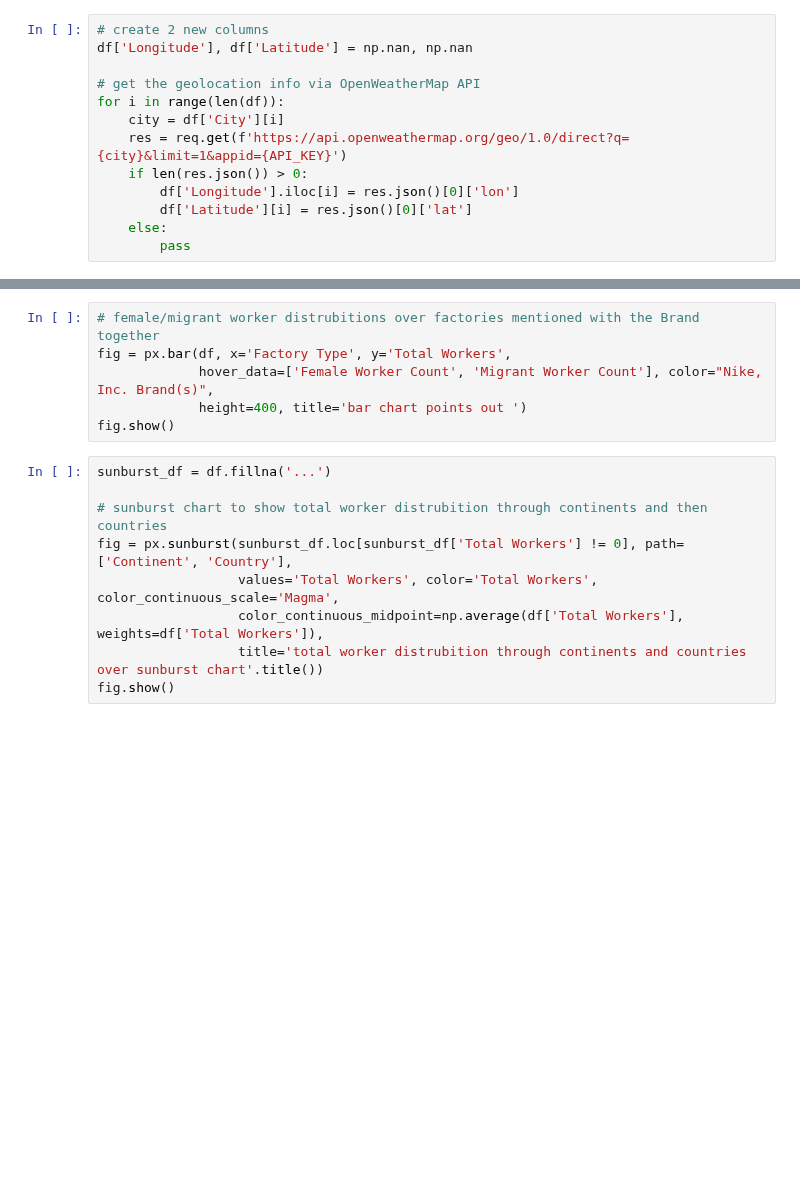
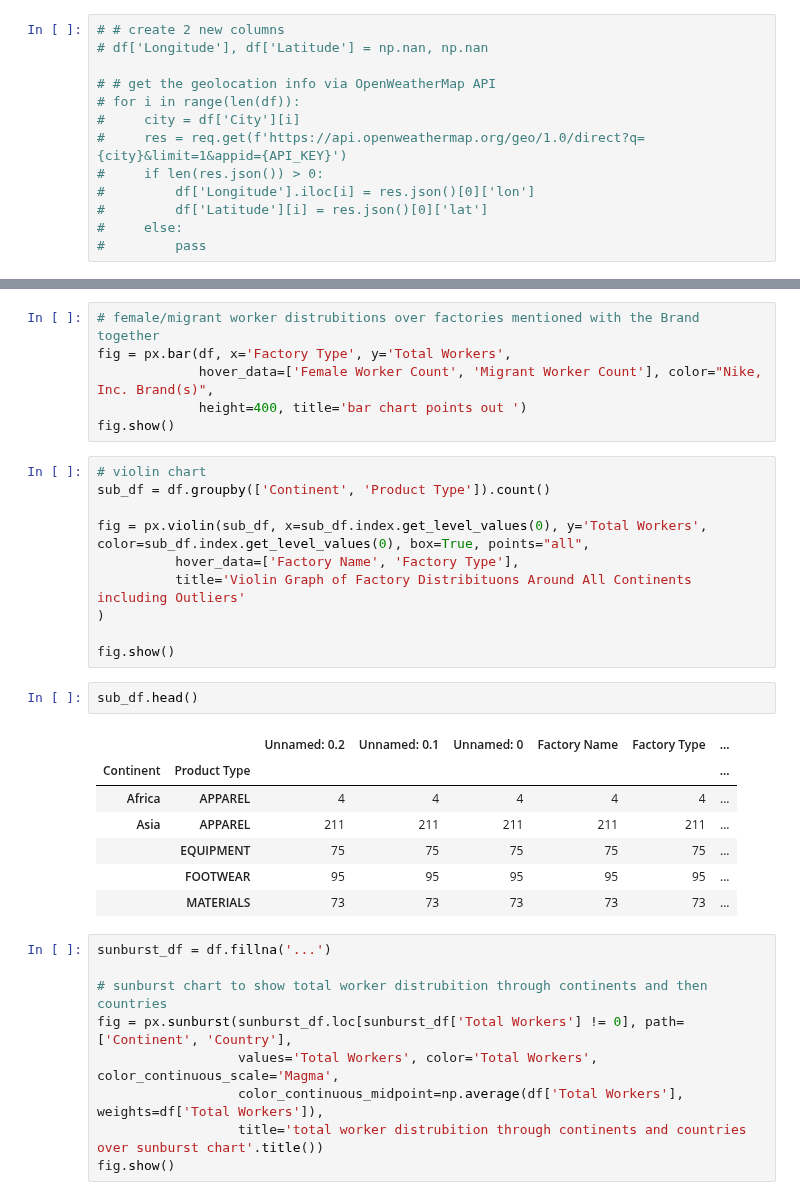
Before and after one commit to ediziks/EPITA-DSA-Notes, a Jupyter notebook: DataVisualization[DataViz]/FinalProject/test.ipynb, the cells around one changed output, grey strips where cells are left out. Cells and saved outputs as stored; diff of their text form; blank space fills up the shorter version.

```diff
--- a/DataVisualization[DataViz]/FinalProject/test.ipynb
+++ b/DataVisualization[DataViz]/FinalProject/test.ipynb
@@ -80,13 +71,13 @@ API_KEY='26d87b67e9196fced6ce50d77eb89968'
 # %%
-# create 2 new columns
-df['Longitude'], df['Latitude'] = np.nan, np.nan
+# # create 2 new columns
+# df['Longitude'], df['Latitude'] = np.nan, np.nan
 
-# get the geolocation info via OpenWeatherMap API
-for i in range(len(df)):
-    city = df['City'][i]
-    res = req.get(f'https://api.openweathermap.org/geo/1.0/direct?q={city}&limit=1&appid={API_KEY}')
-    if len(res.json()) > 0:
-        df['Longitude'].iloc[i] = res.json()[0]['lon']
-        df['Latitude'][i] = res.json()[0]['lat']
-    else:
-        pass
+# # get the geolocation info via OpenWeatherMap API
+# for i in range(len(df)):
+#     city = df['City'][i]
+#     res = req.get(f'https://api.openweathermap.org/geo/1.0/direct?q={city}&limit=1&appid={API_KEY}')
+#     if len(res.json()) > 0:
+#         df['Longitude'].iloc[i] = res.json()[0]['lon']
+#         df['Latitude'][i] = res.json()[0]['lat']
+#     else:
+#         pass
@@ -138,6 +120,26 @@ fig = px.bar(df, x='Factory Type', y='Total Workers',
              hover_data=['Female Worker Count', 'Migrant Worker Count'], color="Nike, Inc. Brand(s)",
              height=400, title='bar chart points out ')
 fig.show()
+# %%
+# violin chart
+sub_df = df.groupby(['Continent', 'Product Type']).count()
+
+fig = px.violin(sub_df, x=sub_df.index.get_level_values(0), y='Total Workers', color=sub_df.index.get_level_values(0), box=True, points="all",
+          hover_data=['Factory Name', 'Factory Type'],
+          title='Violin Graph of Factory Distribituons Around All Continents including Outliers'
+)
+
+fig.show()
+# %%
+sub_df.head()
+# %% [output]
+|  |  | Unnamed: 0.2 | Unnamed: 0.1 | Unnamed: 0 | Factory Name | Factory Type | ... |
+| Continent | Product Type |  |  |  |  |  | ... |
+| Africa | APPAREL | 4 | 4 | 4 | 4 | 4 | ... |
+| Asia | APPAREL | 211 | 211 | 211 | 211 | 211 | ... |
+|  | EQUIPMENT | 75 | 75 | 75 | 75 | 75 | ... |
+|  | FOOTWEAR | 95 | 95 | 95 | 95 | 95 | ... |
+|  | MATERIALS | 73 | 73 | 73 | 73 | 73 | ... |
 # %%
 sunburst_df = df.fillna('...')
 
```
Also changed, not shown: parts of 12 cells of this notebook, 2 other files.
